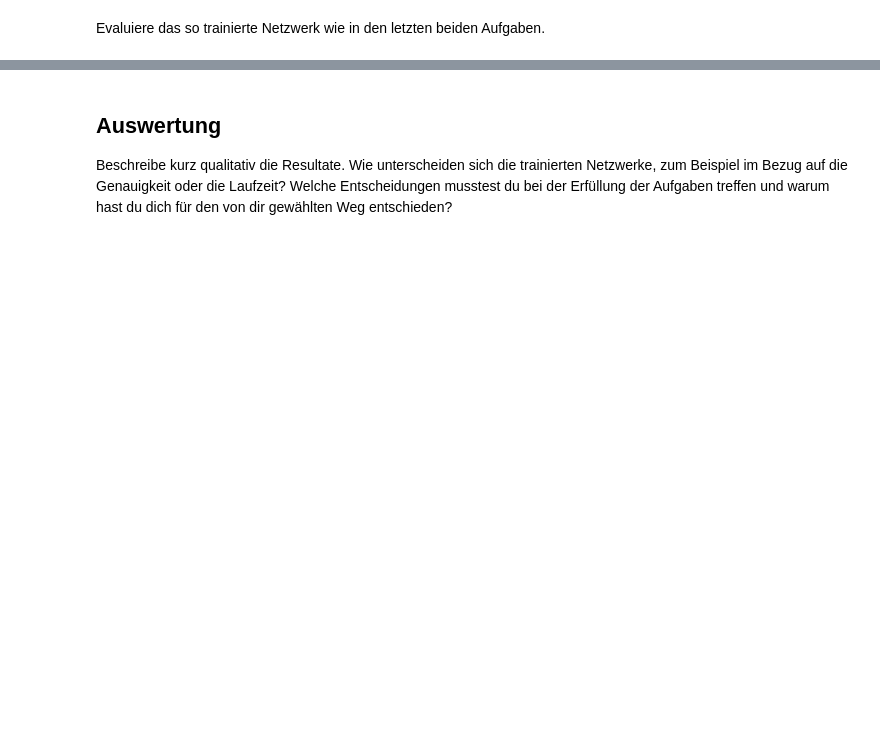
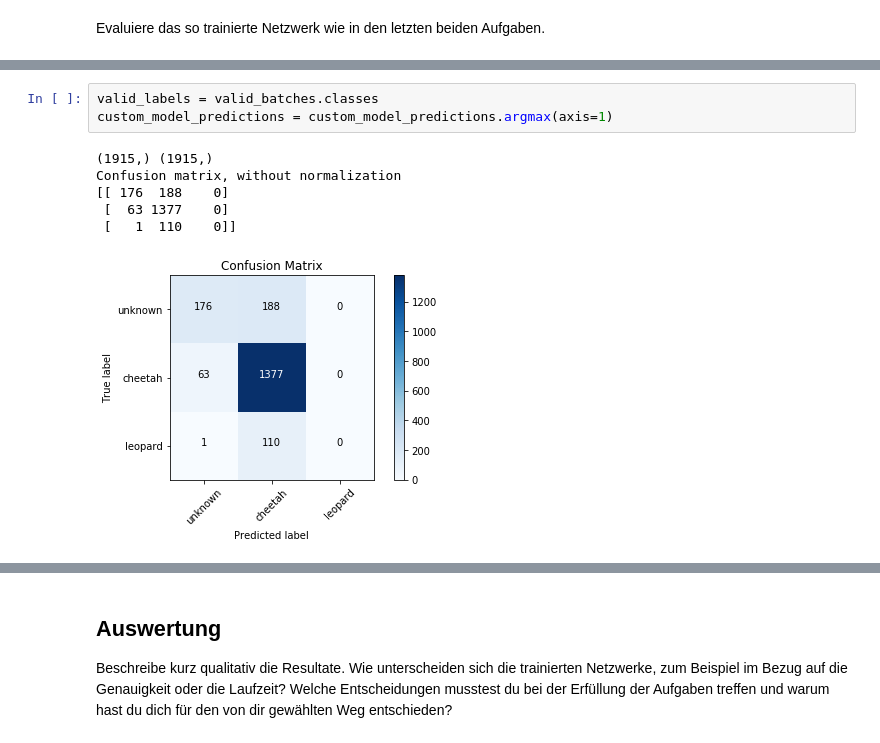
Before and after one commit to YJ14/Computer-Vision-2018, a Jupyter notebook: 05_TransferLearning_Cheetahs.ipynb, the cells around one changed output, grey strips where cells are left out. Cells and saved outputs as stored; diff of their text form; blank space fills up the shorter version.

```diff
--- a/05_TransferLearning_Cheetahs.ipynb
+++ b/05_TransferLearning_Cheetahs.ipynb
@@ -169,0 +365,10 @@ Evaluiere das so trainierte Netzwerk wie in den letzten beiden Aufgaben.
+# %%
+valid_labels = valid_batches.classes
+custom_model_predictions = custom_model_predictions.argmax(axis=1)
+# %% [output]
+(1915,) (1915,)
+Confusion matrix, without normalization
+[[ 176  188    0]
+ [  63 1377    0]
+ [   1  110    0]]
+[figure, added]
```
Also changed, not shown: parts of 28 cells of this notebook.
